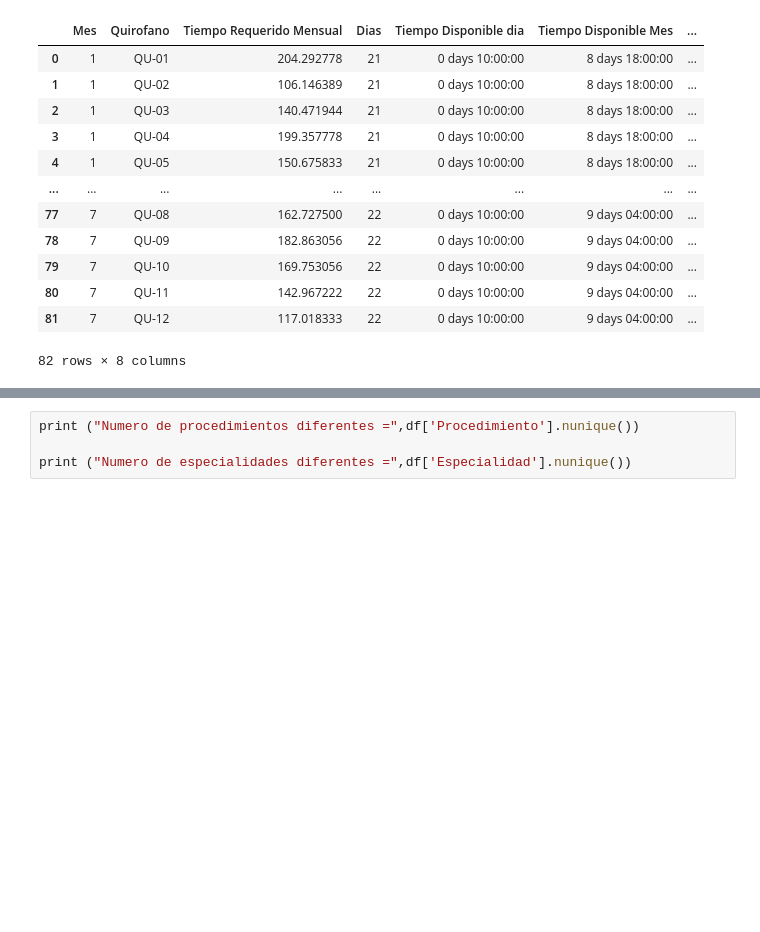
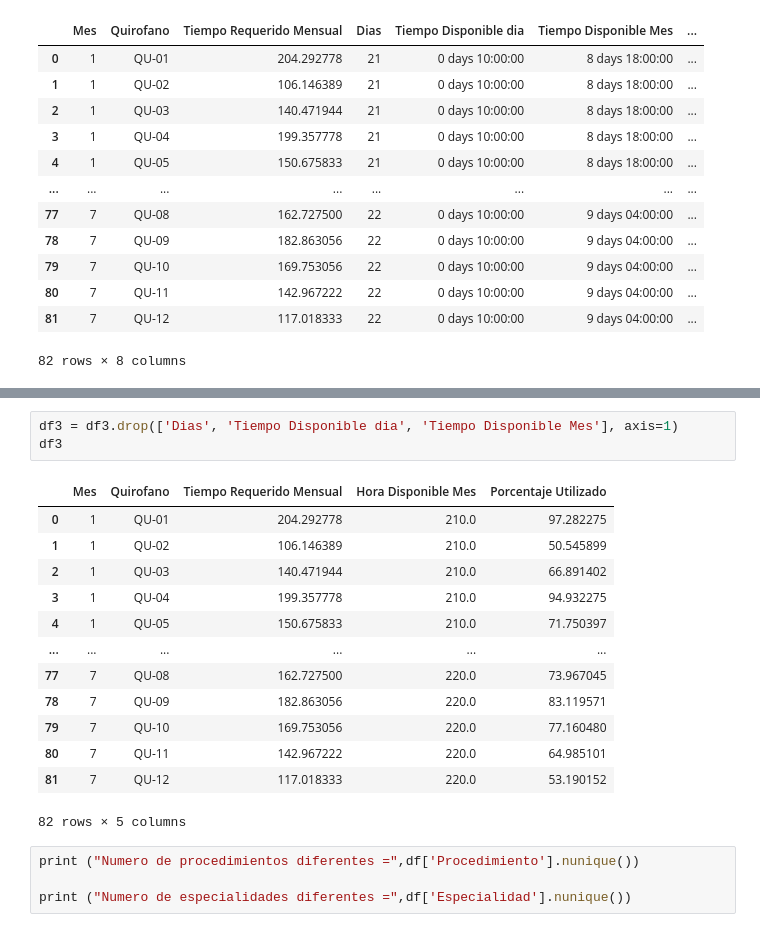
Before and after one commit to DavidD95/Clase_ADA_2024, a Jupyter notebook: Proyecto_ClaseEDA copy.ipynb, the cells around one changed output, grey strips where cells are left out. Cells and saved outputs as stored; diff of their text form; blank space fills up the shorter version.

```diff
--- a/Proyecto_ClaseEDA copy.ipynb
+++ b/Proyecto_ClaseEDA copy.ipynb
@@ -505,3 +518,20 @@ df3
+# %%
+df3 = df3.drop(['Dias', 'Tiempo Disponible dia', 'Tiempo Disponible Mes'], axis=1)
+df3
+# %% [output]
+|  | Mes | Quirofano | Tiempo Requerido Mensual | Hora Disponible Mes | Porcentaje Utilizado |
+| 0 | 1 | QU-01 | 204.292778 | 210.0 | 97.282275 |
+| 1 | 1 | QU-02 | 106.146389 | 210.0 | 50.545899 |
+| 2 | 1 | QU-03 | 140.471944 | 210.0 | 66.891402 |
+| 3 | 1 | QU-04 | 199.357778 | 210.0 | 94.932275 |
+| 4 | 1 | QU-05 | 150.675833 | 210.0 | 71.750397 |
+| ... | ... | ... | ... | ... | ... |
+| 77 | 7 | QU-08 | 162.727500 | 220.0 | 73.967045 |
+| 78 | 7 | QU-09 | 182.863056 | 220.0 | 83.119571 |
+| 79 | 7 | QU-10 | 169.753056 | 220.0 | 77.160480 |
+| 80 | 7 | QU-11 | 142.967222 | 220.0 | 64.985101 |
+| 81 | 7 | QU-12 | 117.018333 | 220.0 | 53.190152 |
+82 rows × 5 columns
 # %%
 print ("Numero de procedimientos diferentes =",df['Procedimiento'].nunique())
 
```
Also changed, not shown: parts of 1 cell of this notebook.
